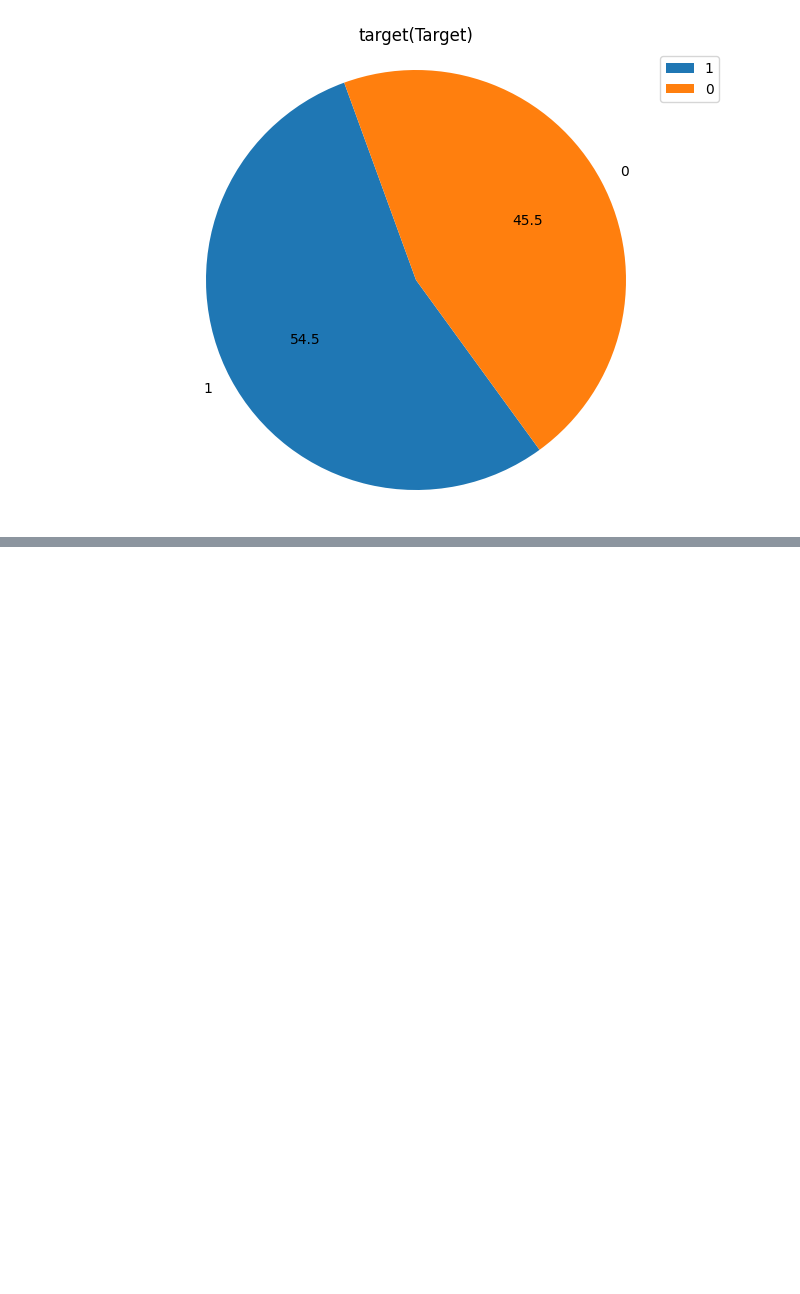
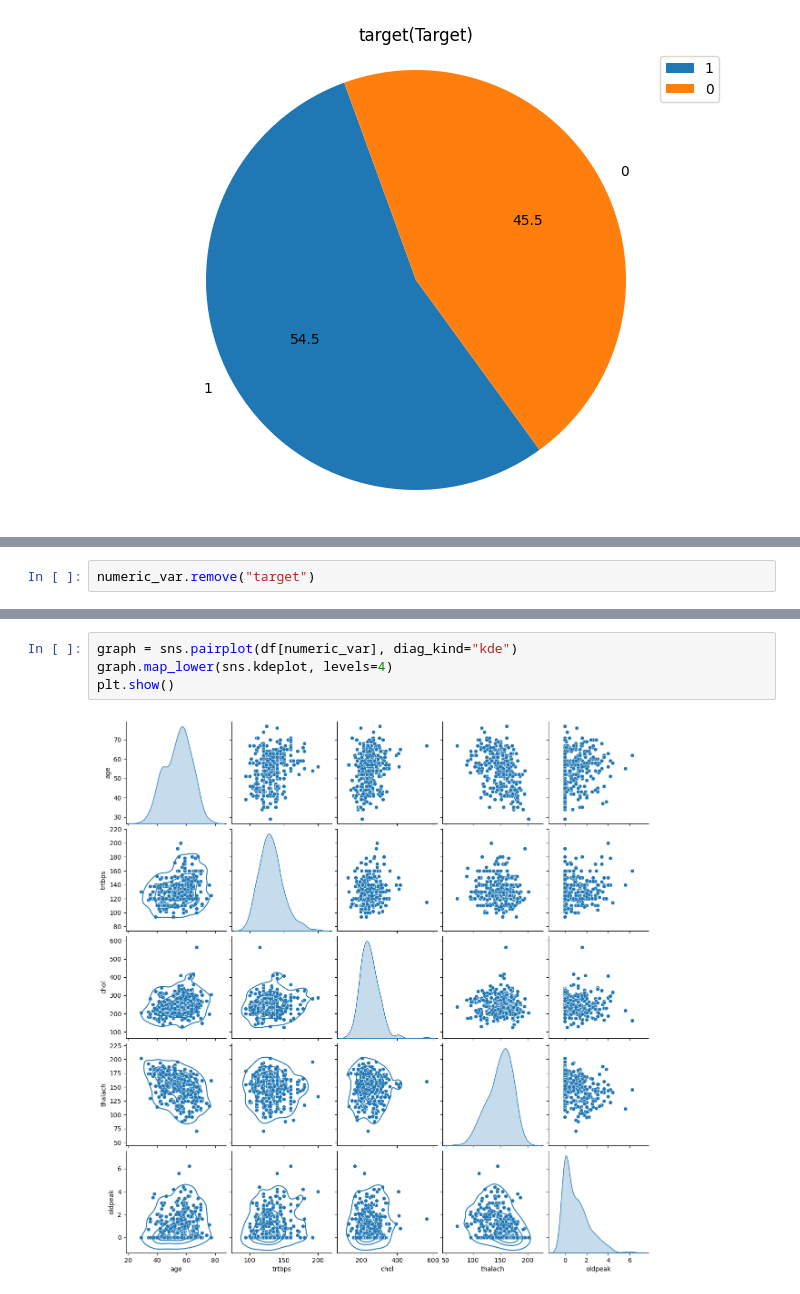
Before and after one commit to Shreya-khandelwal/Heart-Attack-Prediction-Analysis, a Jupyter notebook: code.ipynb, the cells around one changed output, grey strips where cells are left out. Saved outputs shown, nothing was run; the diff lists cells and outputs as text; blank space fills up the shorter version.

```diff
--- a/code.ipynb
+++ b/code.ipynb
@@ -339,0 +523,2 @@ for i,z in list(zip(categoric_var, categoric_axis_name)):
+# %%
+numeric_var.remove("target")
@@ -339,0 +538,6 @@ for i,z in list(zip(categoric_var, categoric_axis_name)):
+# %%
+graph = sns.pairplot(df[numeric_var], diag_kind="kde")
+graph.map_lower(sns.kdeplot, levels=4)
+plt.show()
+# %% [output]
+[figure, added]
```
Also changed, not shown: parts of 85 cells of this notebook.
